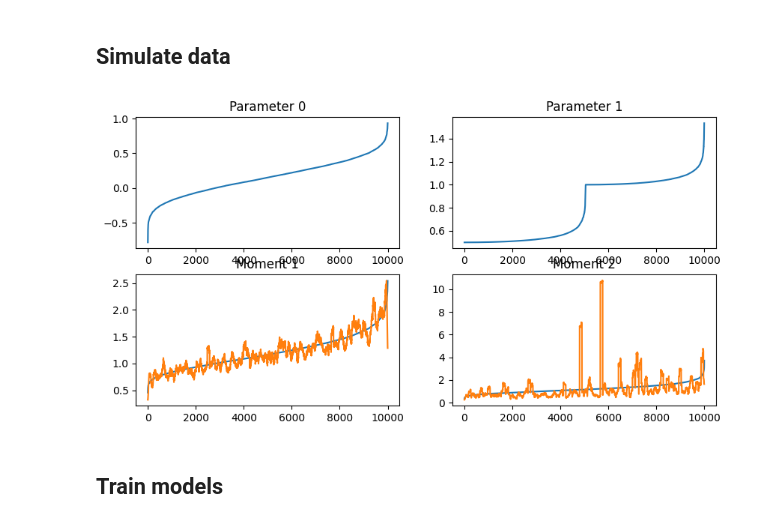
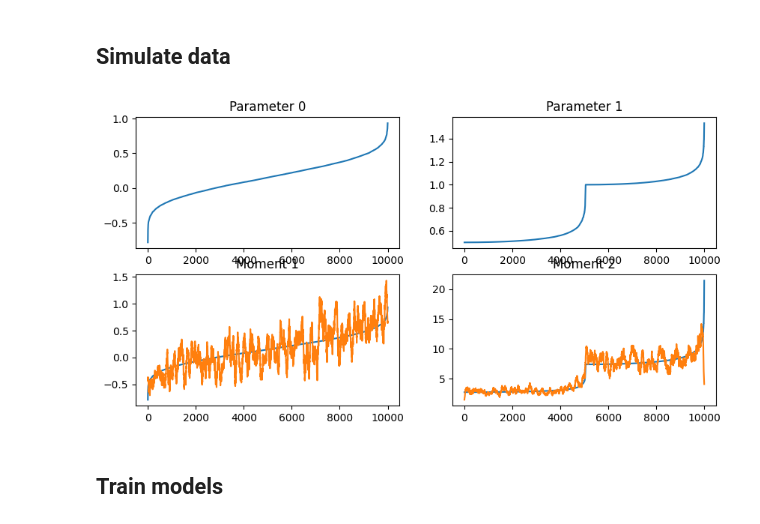
Before and after one commit to henningzakrisson/cyc-gbm, a Jupyter notebook: notebooks/simulation_study.ipynb, the cells around one changed output. Drawn from its saved outputs; the diff is of its cells as text; code cells hidden in the pictures.

```diff
--- a/notebooks/simulation_study.ipynb
+++ b/notebooks/simulation_study.ipynb
@@ -8,7 +8,7 @@ import pandas as pd
 # %%
 n = 10000
 p = 3
-dist = "beta_prime"
+dist = "normal"
 random_seed = 123
 
 
@@ -17,10 +17,12 @@ def parameter_function(X):
     z1 = 0.5 + 0.04 * X[:, 2] ** 2 + 0.5 * (X[:, 2] > 0)
     return np.stack([z0, z1])
 
+def weight_function(n):
+    return np.ones(n)
 
 # GBM hyperparameters
 kappa_max = 1000
-eps_gbm = [0.1, 0.01]
+eps_gbm = 0.01
 max_depth = 2
 min_samples_leaf = 10
 n_splits = 2
@@ -41,38 +43,40 @@ def moving_variance(y, mean, window):
 # %%
 rng = np.random.default_rng(random_seed)
 X = np.ones((n, p))
 for j in range(1, p):
     X[:, j] = rng.normal(0, 1, n)
 z = parameter_function(X)
 distribution = initiate_distribution(dist)
-y = distribution.simulate(z)
 
-X_train, X_test, y_train, y_test, z_train, z_test, _, _ = train_test_split(
-    X=X, y=y, z=z, test_size=0.2, rng=rng
+w = weight_function(n = n)
+y = distribution.simulate(z=z, w=w)
+
+X_train, X_test, y_train, y_test, z_train, z_test, w_train, w_test = train_test_split(
+    X=X, y=y, z=z, w=w, test_size=0.2, rng=rng
 )
 
 fig, axs = plt.subplots(2, 2, figsize=(10, 5))
 axs = axs.flatten()
 for parameter in [0, 1]:
     axs[parameter].set_title(f"Parameter {parameter}")
     sort_order = np.argsort(z[parameter, :])
     axs[parameter].plot(z[parameter, sort_order])
 
 window = n // 100
 for moment_order in [1, 2]:
     axs[1 + moment_order].set_title(f"Moment {moment_order}")
-    moment = distribution.moment(z=z, k=moment_order)
+    moment = distribution.moment(z=z, w=w, k=moment_order)
     sort_order = np.argsort(moment)
 
     if moment_order == 1:
         empirical_moment = moving_average(y[sort_order], window)
     else:
-        mean = distribution.moment(z=z, k=1)
+        mean = distribution.moment(z=z, w=w, k=1)
         empirical_moment = moving_variance(y[sort_order], mean[sort_order], window)
     axs[1 + moment_order].plot(moment[sort_order])
     axs[1 + moment_order].plot(empirical_moment)
 # %% [output]
-[figure, old version]
+[figure, new version]
 # %% [markdown]
 ## Train models
 # %%
```
Also changed, not shown: parts of 6 cells of this notebook, 3 other files.
